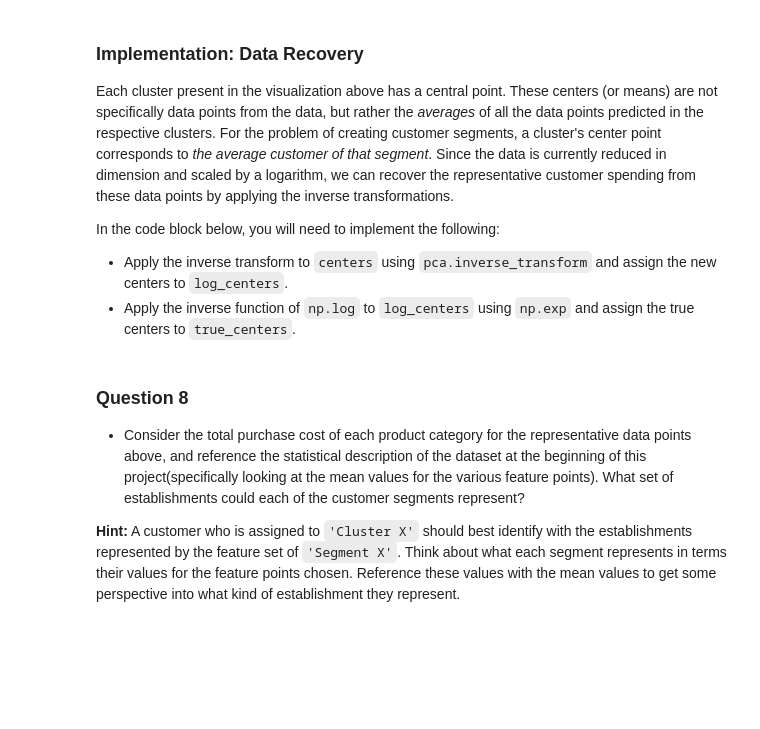
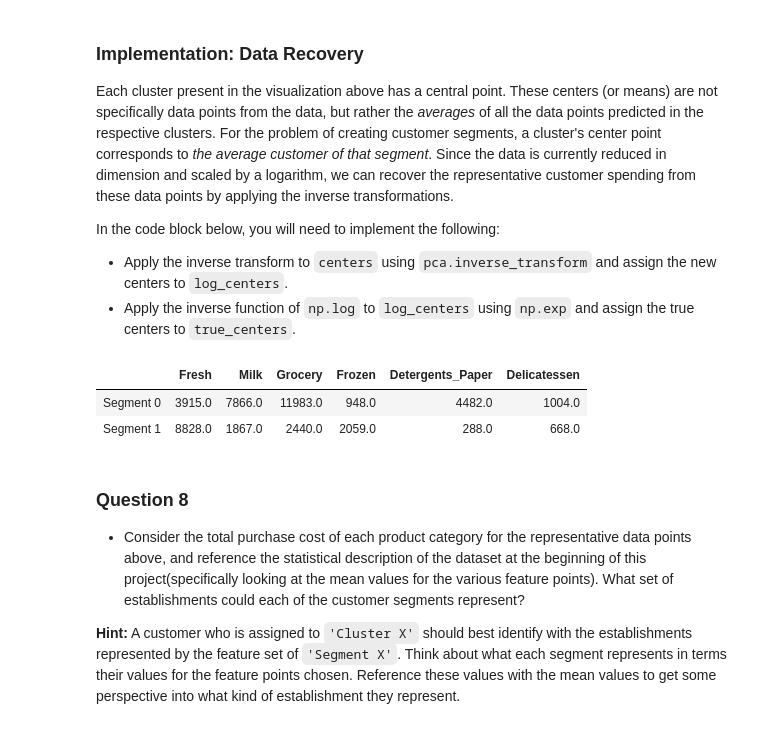
Before and after one commit to PaulaCalmon/machine-learning, a Jupyter notebook: projects/customer_segments/customer_segments.ipynb, the cells around one changed output. Cells and saved outputs as stored; diff of their text form; code cells hidden in the pictures; blank space fills up the shorter version.

```diff
--- a/projects/customer_segments/customer_segments.ipynb
+++ b/projects/customer_segments/customer_segments.ipynb
@@ -489,15 +489,15 @@ from sklearn.cluster import KMeans
 from sklearn.metrics import silhouette_score
 
 def cluster_K(n_clusters):
-    clusterer = KMeans(n_clusters, random_state = 1)
-    clusterer.fit(reduced_data)
-    preds = clusterer.predict(reduced_data)
-    centers = clusterer.cluster_centers_
-    sample_preds = clusterer.predict(pca_samples)
-    score = silhouette_score(reduced_data, preds)
+    clusterer_K = KMeans(n_clusters, random_state = 1)
+    clusterer_K.fit(reduced_data)
+    preds_K = clusterer_K.predict(reduced_data)
+    centers_K = clusterer_K.cluster_centers_
+    sample_preds_K = clusterer_K.predict(pca_samples)
+    score = silhouette_score(reduced_data, preds_K)
     return score
 
-for i in range(2,7):
+for i in range(2,10):
     print("Clusters: {} . Silhouette score: {}".format(i, cluster_K(i)))
 # %% [output]
 Clusters: 2 . Silhouette score: 0.4212938415166084
@@ -527,16 +538,20 @@ In the code block below, you will need to implement the following:
  - Apply the inverse function of `np.log` to `log_centers` using `np.exp` and assign the true centers to `true_centers`.
 # %%
 # TODO: Inverse transform the centers
-log_centers = None
+log_centers = pca.inverse_transform(centers)
 
 # TODO: Exponentiate the centers
-true_centers = None
+true_centers = np.exp(log_centers)
 
 # Display the true centers
 segments = ['Segment {}'.format(i) for i in range(0,len(centers))]
 true_centers = pd.DataFrame(np.round(true_centers), columns = data.keys())
 true_centers.index = segments
 display(true_centers)
+# %% [output]
+|  | Fresh | Milk | Grocery | Frozen | Detergents_Paper | Delicatessen |
+| Segment 0 | 3915.0 | 7866.0 | 11983.0 | 948.0 | 4482.0 | 1004.0 |
+| Segment 1 | 8828.0 | 1867.0 | 2440.0 | 2059.0 | 288.0 | 668.0 |
 # %% [markdown]
 ### Question 8
 
```
Also changed, not shown: parts of 16 cells of this notebook, 1 other file.
